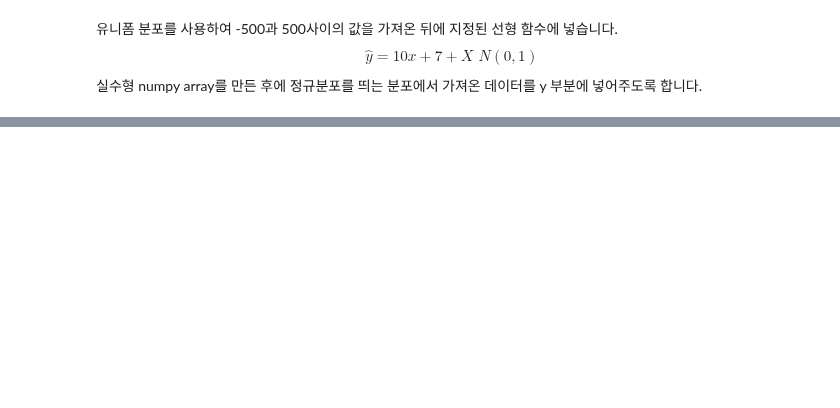
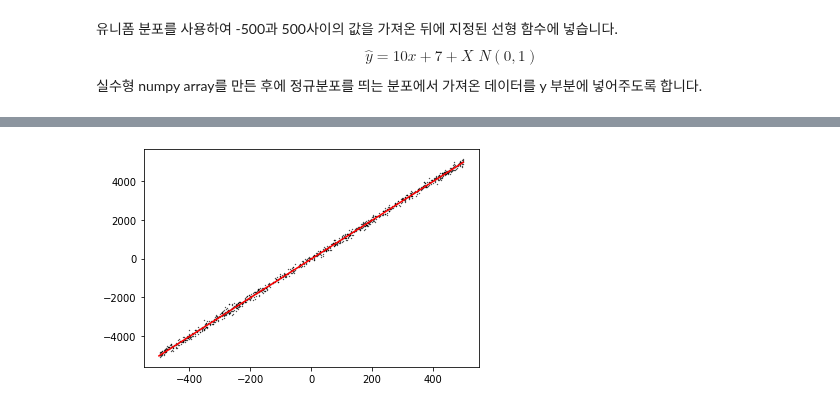
Before and after one commit to heebinYoo/assignment-02, a Jupyter notebook: assign02.ipynb, the cells around one changed output, grey strips where cells are left out. Cells and saved outputs as stored; diff of their text form; code cells hidden in the pictures; blank space fills up the shorter version.

Commit message:
Plotting the output results

```diff
--- a/assign02.ipynb
+++ b/assign02.ipynb
@@ -21,8 +21,10 @@ import random as rd
 m = 1000
 lower = -500
 upper = 500
+sigma = 100
+
 np.random.seed(seed=9832)
-perturbations = np.random.normal(0, 100, size=m)
+perturbations = np.random.normal(0, sigma, size=m)
 train_set = []
 a = 10
 b = 7
@@ -66,0 +164,6 @@ plt.show()
+# %%
+plt.scatter(train_set[:,0],train_set[:,1], c="black", s=0.1)
+plt.plot([lower,upper],[g_th1*lower+g_th0,g_th1*upper+g_th0],'r-')
+plt.show()
+# %% [output]
+[figure, added]
```
Also changed, not shown: parts of 6 cells of this notebook.
